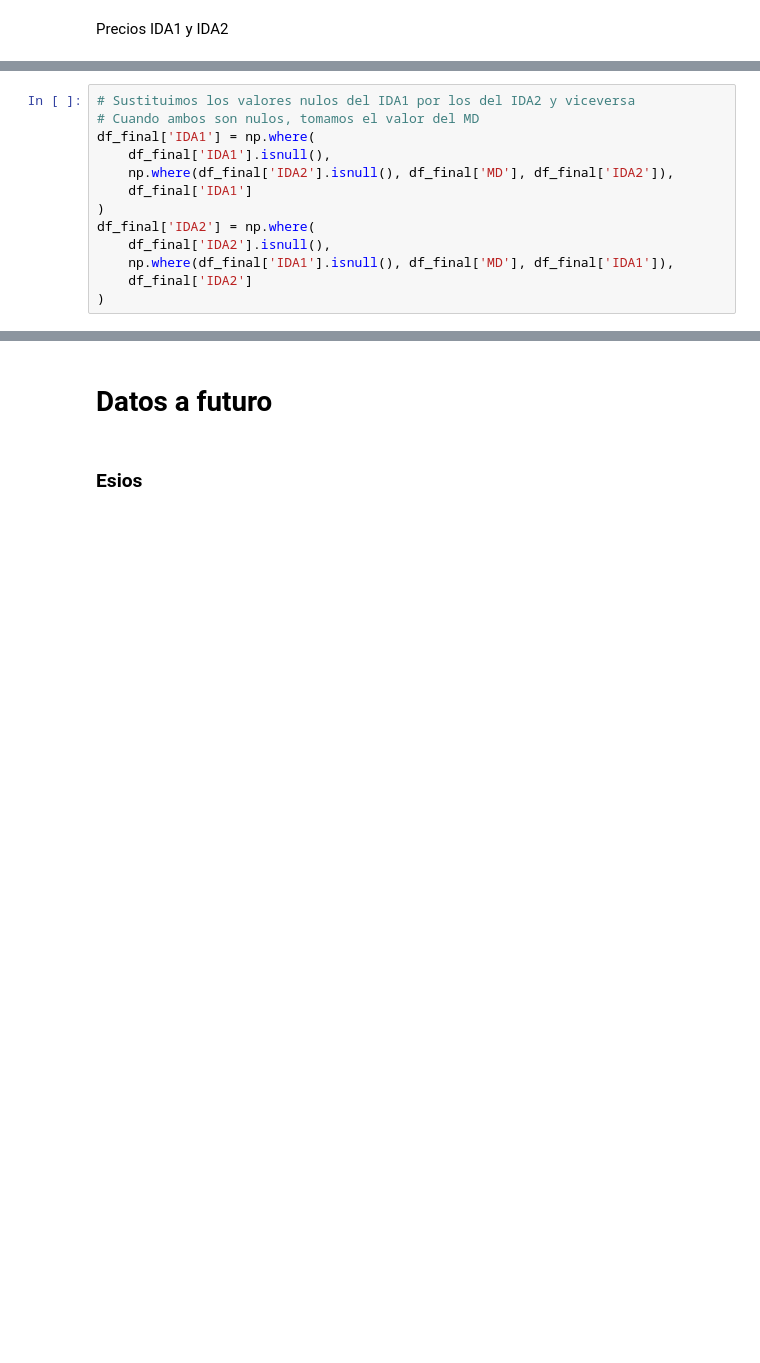
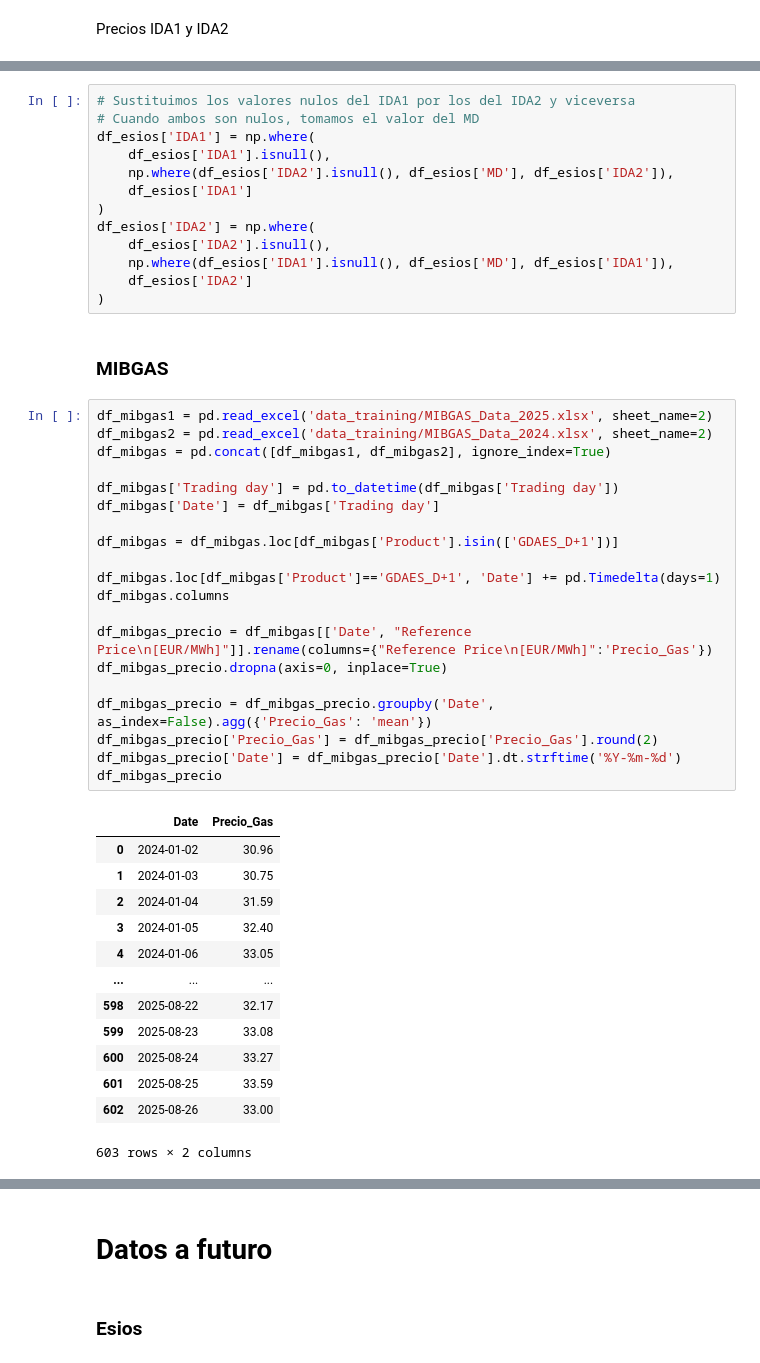
Before and after one commit to JaimeNavs9/proyecto_prediccion_MD, a Jupyter notebook: preparacion_datos.ipynb, the cells around one changed output, grey strips where cells are left out. Saved outputs shown, nothing was run; the diff lists cells and outputs as text; blank space fills up the shorter version.

```diff
--- a/preparacion_datos.ipynb
+++ b/preparacion_datos.ipynb
@@ -167,13 +167,49 @@ df_final.loc[(df_final['IDA1'].isnull()) | (df_final['IDA2'].isnull())]
 # %%
 # Sustituimos los valores nulos del IDA1 por los del IDA2 y viceversa
 # Cuando ambos son nulos, tomamos el valor del MD
-df_final['IDA1'] = np.where(
-    df_final['IDA1'].isnull(),
-    np.where(df_final['IDA2'].isnull(), df_final['MD'], df_final['IDA2']),
-    df_final['IDA1']
+df_esios['IDA1'] = np.where(
+    df_esios['IDA1'].isnull(),
+    np.where(df_esios['IDA2'].isnull(), df_esios['MD'], df_esios['IDA2']),
+    df_esios['IDA1']
 )
-df_final['IDA2'] = np.where(
-    df_final['IDA2'].isnull(),
-    np.where(df_final['IDA1'].isnull(), df_final['MD'], df_final['IDA1']),
-    df_final['IDA2']
+df_esios['IDA2'] = np.where(
+    df_esios['IDA2'].isnull(),
+    np.where(df_esios['IDA1'].isnull(), df_esios['MD'], df_esios['IDA1']),
+    df_esios['IDA2']
 )
+# %% [markdown]
+### MIBGAS
+# %%
+df_mibgas1 = pd.read_excel('data_training/MIBGAS_Data_2025.xlsx', sheet_name=2)
+df_mibgas2 = pd.read_excel('data_training/MIBGAS_Data_2024.xlsx', sheet_name=2)
+df_mibgas = pd.concat([df_mibgas1, df_mibgas2], ignore_index=True)
+
+df_mibgas['Trading day'] = pd.to_datetime(df_mibgas['Trading day'])
+df_mibgas['Date'] = df_mibgas['Trading day']
+
+df_mibgas = df_mibgas.loc[df_mibgas['Product'].isin(['GDAES_D+1'])]
+
+df_mibgas.loc[df_mibgas['Product']=='GDAES_D+1', 'Date'] += pd.Timedelta(days=1)
+df_mibgas.columns
+
+df_mibgas_precio = df_mibgas[['Date', "Reference Price\n[EUR/MWh]"]].rename(columns={"Reference Price\n[EUR/MWh]":'Precio_Gas'})
+df_mibgas_precio.dropna(axis=0, inplace=True)
+
+df_mibgas_precio = df_mibgas_precio.groupby('Date', as_index=False).agg({'Precio_Gas': 'mean'})
+df_mibgas_precio['Precio_Gas'] = df_mibgas_precio['Precio_Gas'].round(2)
+df_mibgas_precio['Date'] = df_mibgas_precio['Date'].dt.strftime('%Y-%m-%d')
+df_mibgas_precio
+# %% [output]
+|  | Date | Precio_Gas |
+| 0 | 2024-01-02 | 30.96 |
+| 1 | 2024-01-03 | 30.75 |
+| 2 | 2024-01-04 | 31.59 |
+| 3 | 2024-01-05 | 32.40 |
+| 4 | 2024-01-06 | 33.05 |
+| ... | ... | ... |
+| 598 | 2025-08-22 | 32.17 |
+| 599 | 2025-08-23 | 33.08 |
+| 600 | 2025-08-24 | 33.27 |
+| 601 | 2025-08-25 | 33.59 |
+| 602 | 2025-08-26 | 33.00 |
+603 rows × 2 columns
```
Also changed, not shown: parts of 12 cells of this notebook, 5 other files.
